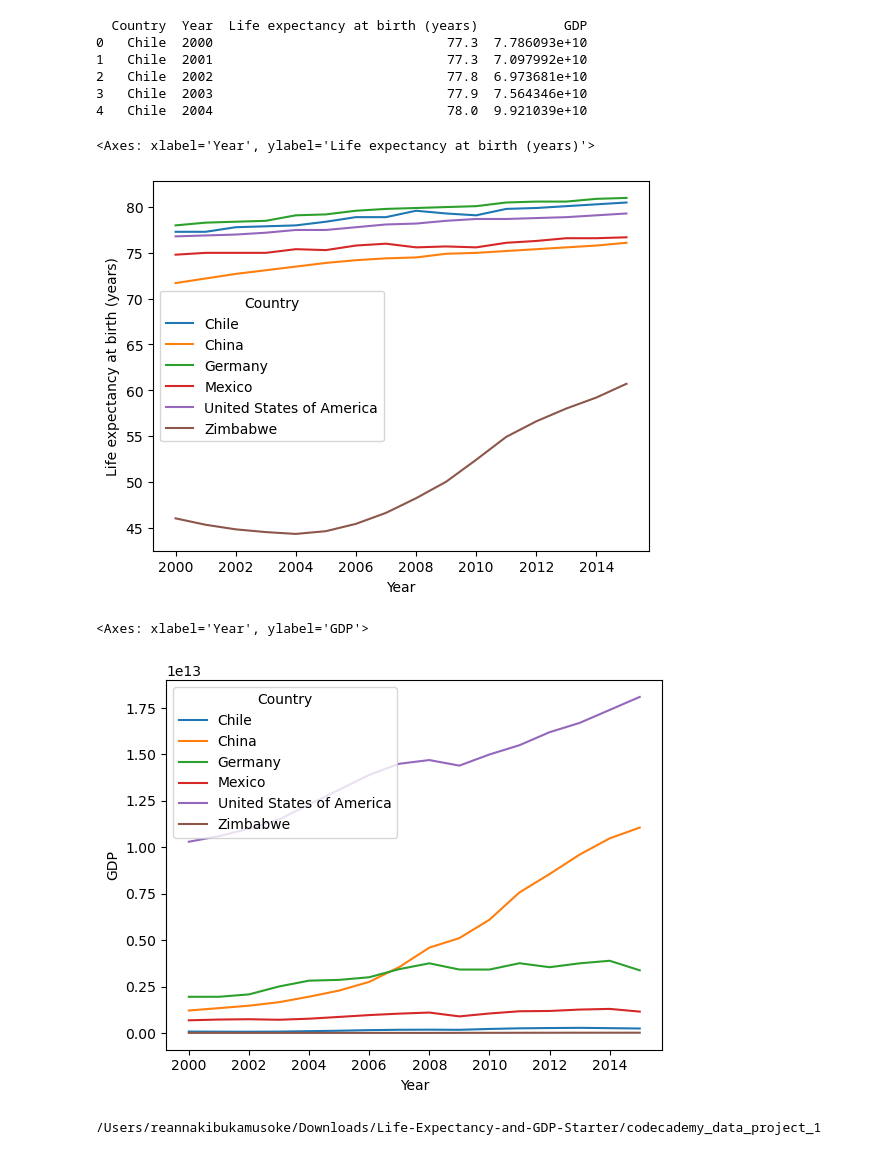
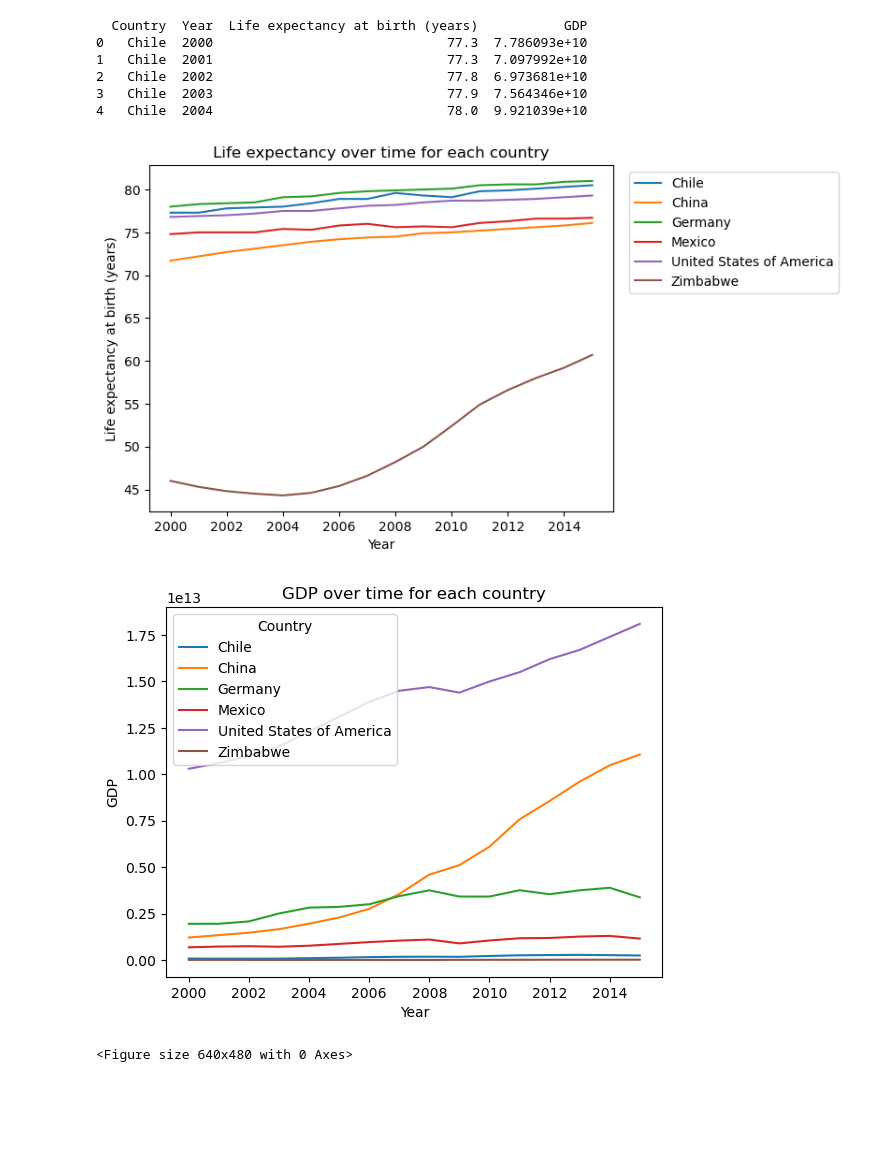
Before and after one commit to Reanna1211/codecademy_data_project_1, a Jupyter notebook: life_expectancy_gdp.ipynb, the cells around one changed output. Saved outputs shown, nothing was run; the diff lists cells and outputs as text; code cells hidden in the pictures; blank space fills up the shorter version.

Commit message:
Add all other graphs and edited them visually

```diff
--- a/life_expectancy_gdp.ipynb
+++ b/life_expectancy_gdp.ipynb
@@ -1,30 +1,31 @@
-# %%
-import pandas as pd
-import numpy as np
-import seaborn as sns
-import matplotlib.pyplot as plt
-
-GDP_life_exp = pd.read_csv('all_data.csv')
-print(GDP_life_exp.head())
-# %% [output]
-  Country  Year  Life expectancy at birth (years)           GDP
-0   Chile  2000                              77.3  7.786093e+10
-1   Chile  2001                              77.3  7.097992e+10
-2   Chile  2002                              77.8  6.973681e+10
-3   Chile  2003                              77.9  7.564346e+10
-4   Chile  2004                              78.0  9.921039e+10
-# %%
-sns.lineplot(x='Year', y='Life expectancy at birth (years)', hue='Country', data=GDP_life_exp)
-# %% [output]
-<Axes: xlabel='Year', ylabel='Life expectancy at birth (years)'>
-[figure, removed]
-# %%
-sns.lineplot(x='Year', y='GDP', hue='Country', data=GDP_life_exp)
-# %% [output]
-<Axes: xlabel='Year', ylabel='GDP'>
-[figure, removed]
-# %%
-import os
-print(os.getcwd())
-# %% [output]
-/Users/reannakibukamusoke/Downloads/Life-Expectancy-and-GDP-Starter/codecademy_data_project_1
+# %%
+import pandas as pd
+import numpy as np
+import seaborn as sns
+import matplotlib.pyplot as plt
+
+GDP_life_exp = pd.read_csv('all_data.csv')
+print(GDP_life_exp.head())
+
+# Has life expectancy increased over time in the six nations?  - line graph(multi?)
+sns.lineplot(x='Year', y='Life expectancy at birth (years)', hue='Country', data=GDP_life_exp)
+plt.title('Life expectancy over time for each country')
+plt.legend(loc="upper right", bbox_to_anchor=(1.5, 1))
+plt.show()
+plt.clf()
+
+# Has GDP increased over time in the six nations? - line graph (multi?)
+sns.lineplot(x='Year', y='GDP', hue='Country', data=GDP_life_exp)
+plt.title('GDP over time for each country')
+plt.show()
+plt.clf()
+# %% [output]
+  Country  Year  Life expectancy at birth (years)           GDP
+0   Chile  2000                              77.3  7.786093e+10
+1   Chile  2001                              77.3  7.097992e+10
+2   Chile  2002                              77.8  6.973681e+10
+3   Chile  2003                              77.9  7.564346e+10
+4   Chile  2004                              78.0  9.921039e+10
+[figure, added]
+[figure, added]
+<Figure size 640x480 with 0 Axes>
```
Also changed, not shown: parts of 3 cells of this notebook.
